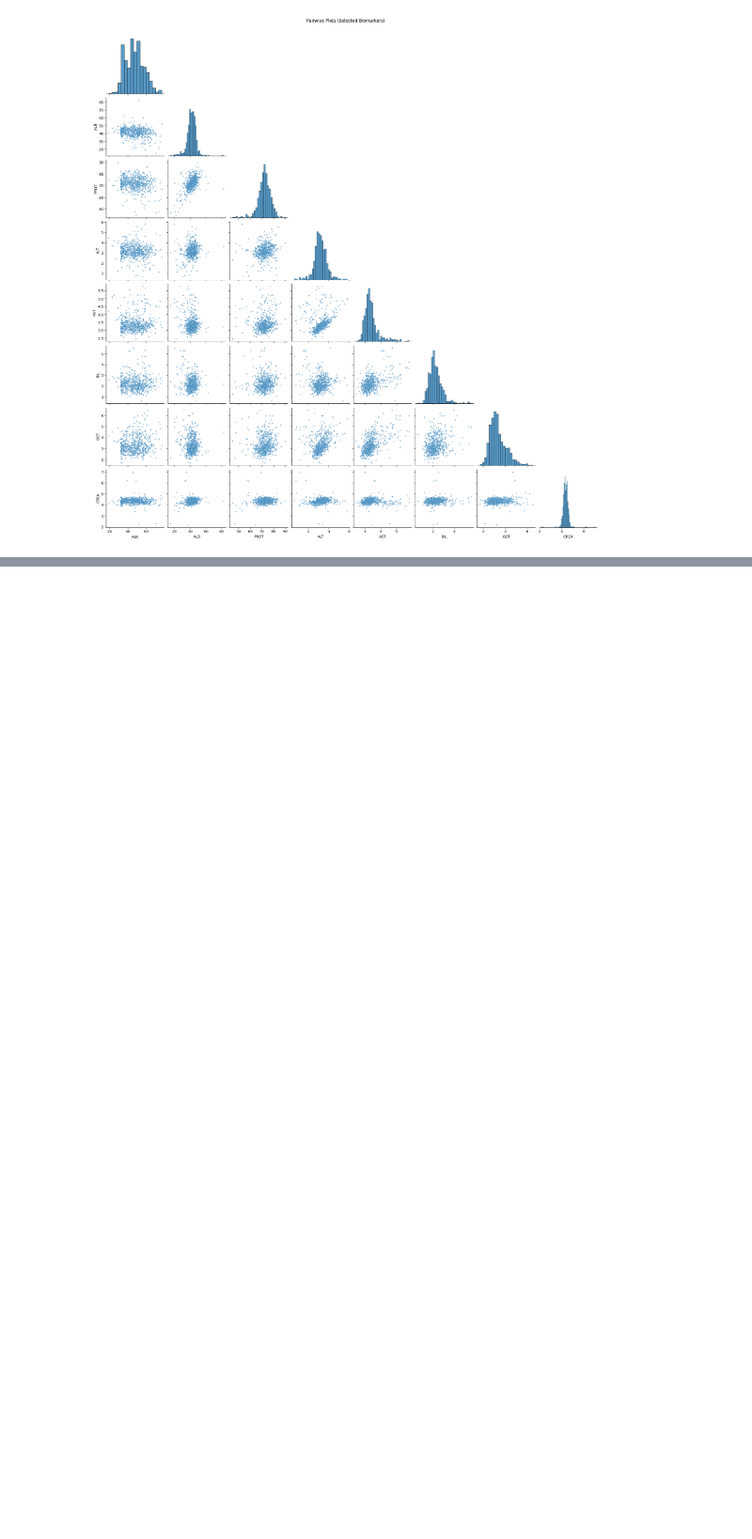
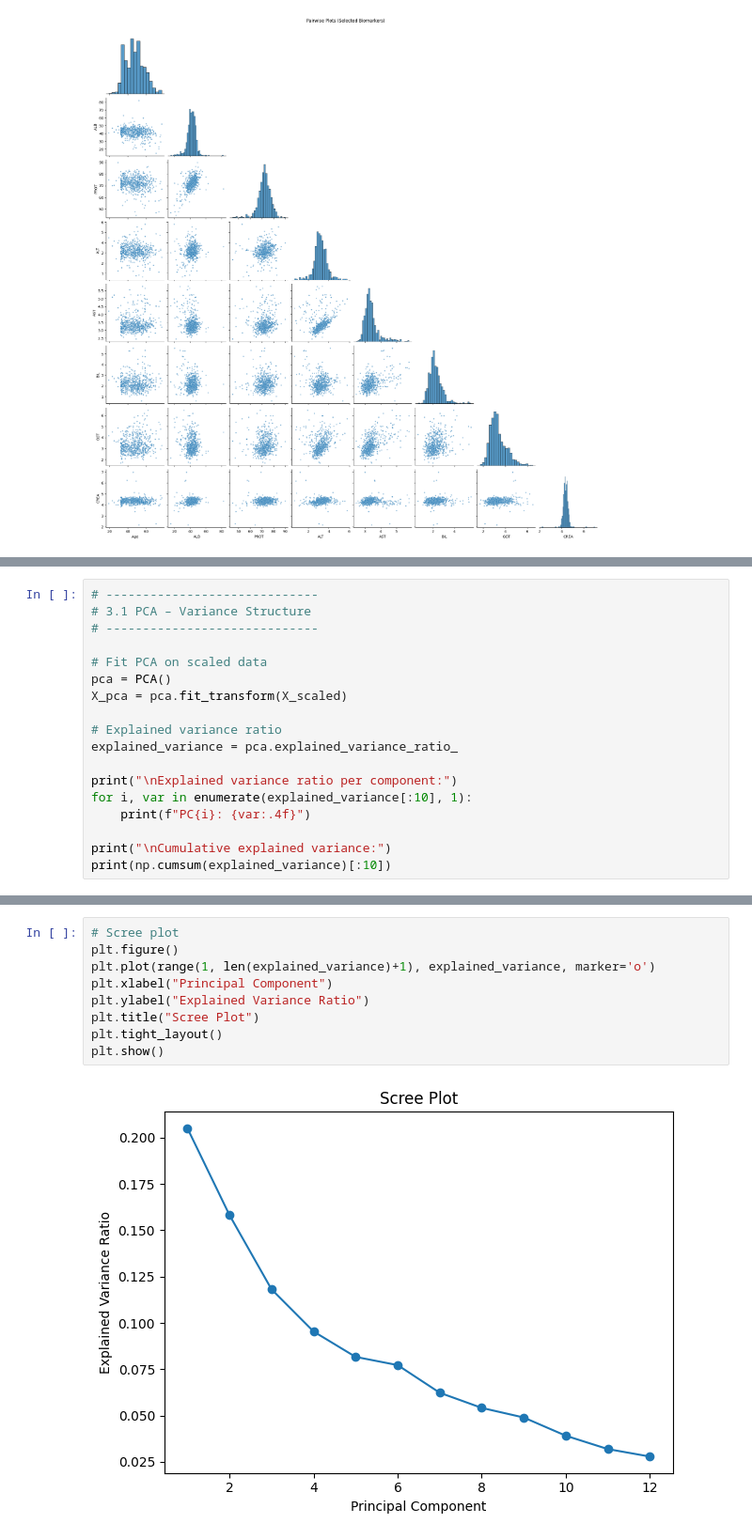
Before and after one commit to BAnaMariaB/HepatitisC_Unsupervides_Learning_Study, a Jupyter notebook: HepatitisC_Unsupervides_Learning.ipynb, the cells around one changed output, grey strips where cells are left out. Shown at 94% size. Drawn from its saved outputs; the diff is of its cells as text; blank space fills up the shorter version.

```diff
--- a/HepatitisC_Unsupervides_Learning.ipynb
+++ b/HepatitisC_Unsupervides_Learning.ipynb
@@ -412,0 +557,18 @@ CREA: 7
+# %%
+# -----------------------------
+# 3.1 PCA – Variance Structure
+# -----------------------------
+
+# Fit PCA on scaled data
+pca = PCA()
+X_pca = pca.fit_transform(X_scaled)
+
+# Explained variance ratio
+explained_variance = pca.explained_variance_ratio_
+
+print("\nExplained variance ratio per component:")
+for i, var in enumerate(explained_variance[:10], 1):
+    print(f"PC{i}: {var:.4f}")
+
+print("\nCumulative explained variance:")
+print(np.cumsum(explained_variance)[:10])
@@ -412,0 +591,11 @@ CREA: 7
+# %%
+# Scree plot
+plt.figure()
+plt.plot(range(1, len(explained_variance)+1), explained_variance, marker='o')
+plt.xlabel("Principal Component")
+plt.ylabel("Explained Variance Ratio")
+plt.title("Scree Plot")
+plt.tight_layout()
+plt.show()
+# %% [output]
+[figure, added]
```
Also changed, not shown: parts of 70 cells of this notebook.
